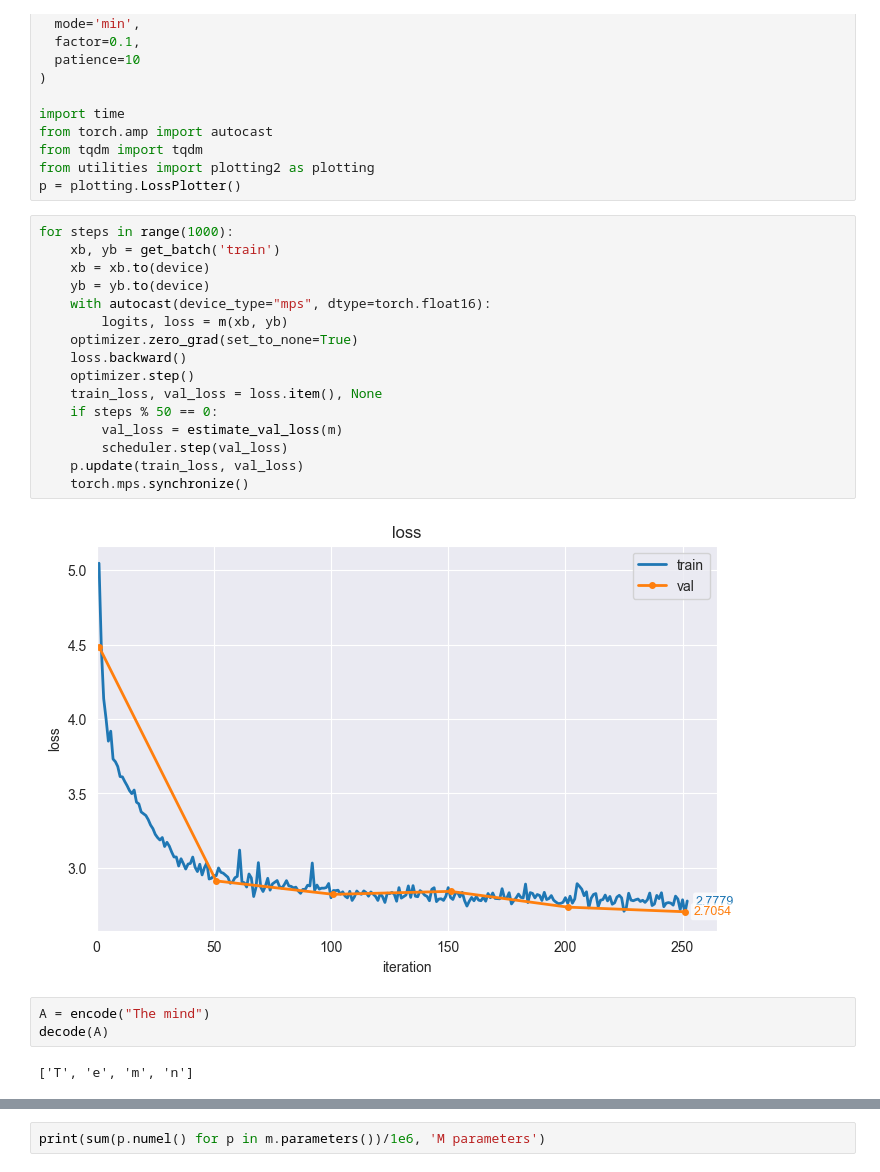
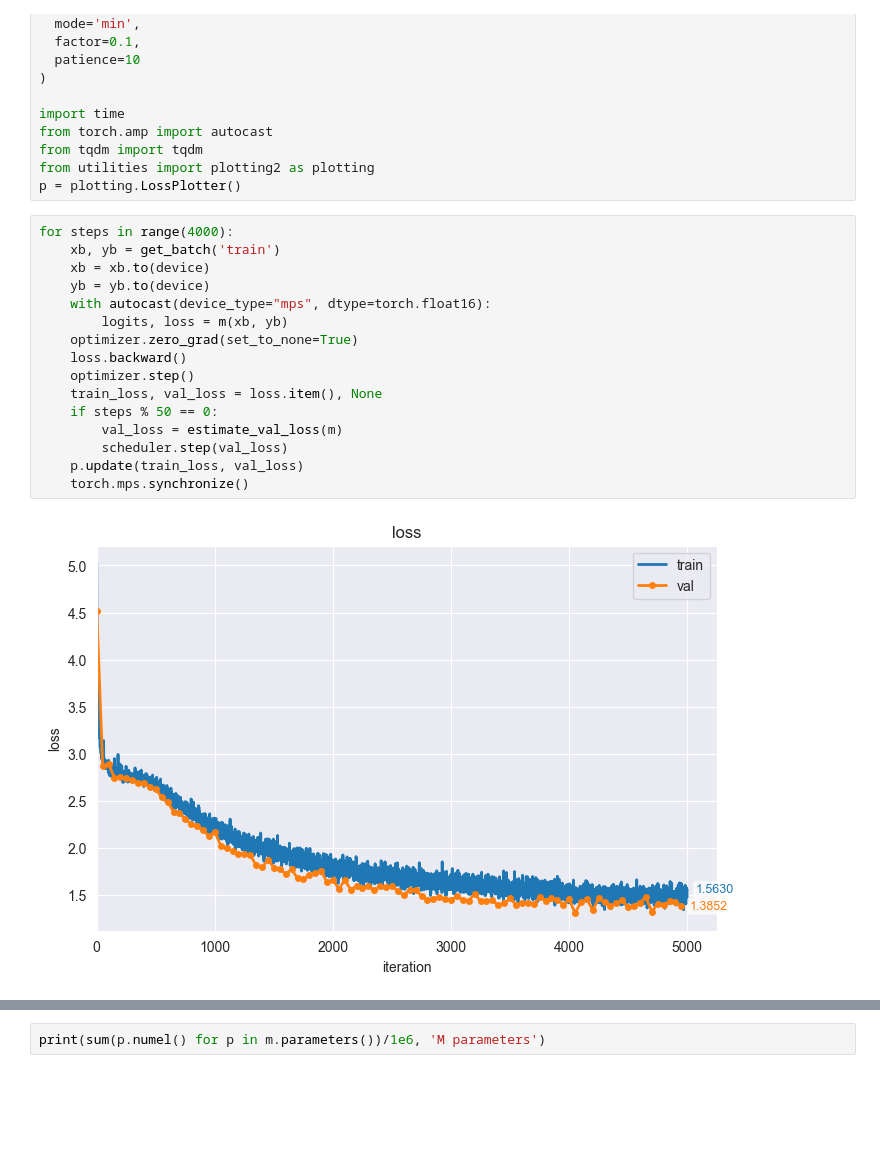
Before and after one commit to sselvakumaran/toy-transformers, a Jupyter notebook: src/notebooks/gpt-v1-w-tokenizer.ipynb, the cells around one changed output, grey strips where cells are left out. Cells and saved outputs as stored; diff of their text form; blank space fills up the shorter version.

```diff
--- a/src/notebooks/gpt-v1-w-tokenizer.ipynb
+++ b/src/notebooks/gpt-v1-w-tokenizer.ipynb
@@ -84,28 +84,23 @@ from tqdm import tqdm
 from utilities import plotting2 as plotting
 p = plotting.LossPlotter()
 # %%
-for steps in range(1000):
+for steps in range(4000):
 	xb, yb = get_batch('train')
 	xb = xb.to(device)
 	yb = yb.to(device)
 	with autocast(device_type="mps", dtype=torch.float16):
 		logits, loss = m(xb, yb)
 	optimizer.zero_grad(set_to_none=True)
 	loss.backward()
 	optimizer.step()
 	train_loss, val_loss = loss.item(), None
 	if steps % 50 == 0:
 		val_loss = estimate_val_loss(m)
 		scheduler.step(val_loss)
 	p.update(train_loss, val_loss)
 	torch.mps.synchronize()
 # %% [output]
-[figure, old version]
+[figure, new version]
-# %%
-A = encode("The mind")
-decode(A)
-# %% [output]
-['T', 'e', 'm', 'n']
 # %%
 idx = torch.tensor([encode("The mind ")], dtype=torch.long, device=device)
 print(idx)
```
Also changed, not shown: parts of 2 cells of this notebook, 1 other file.
